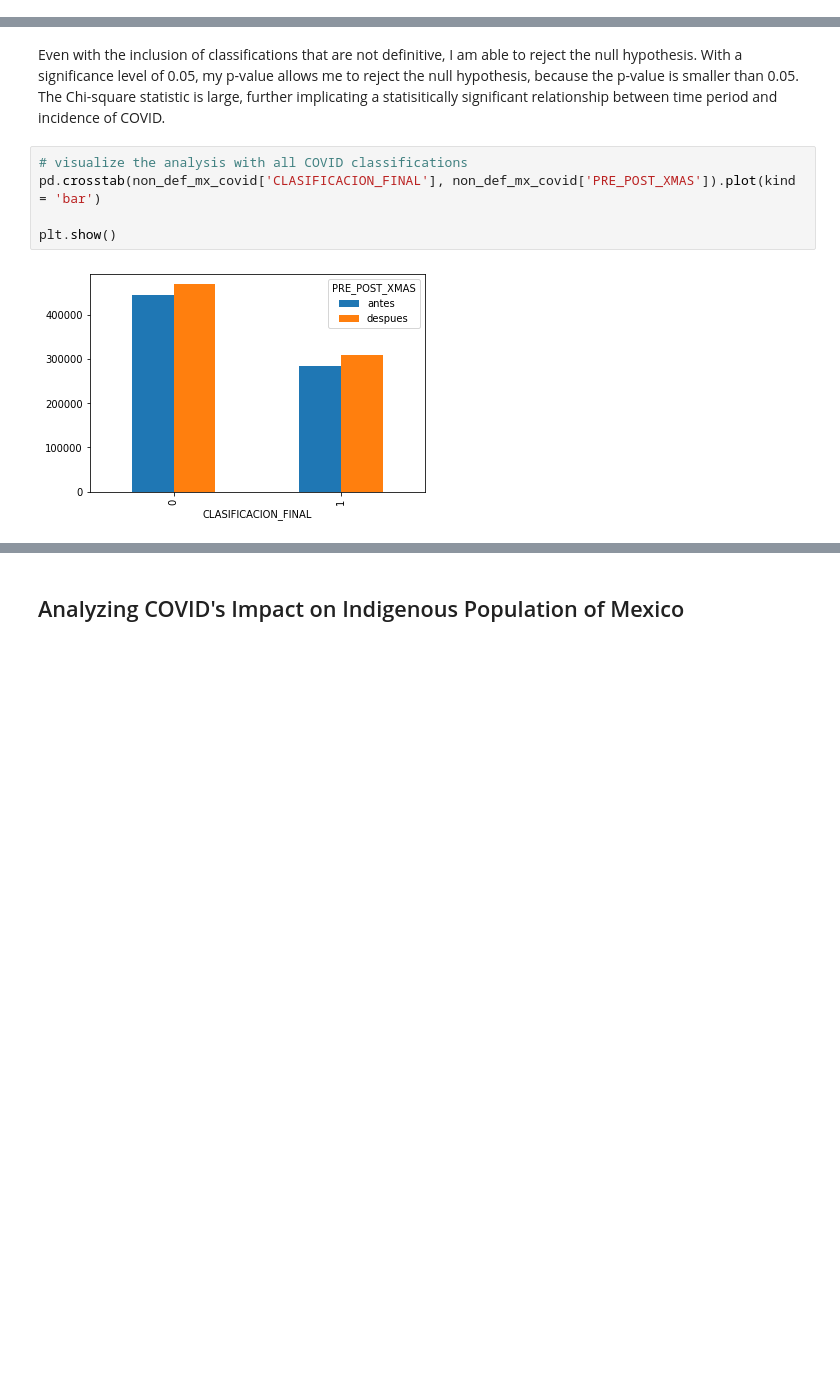
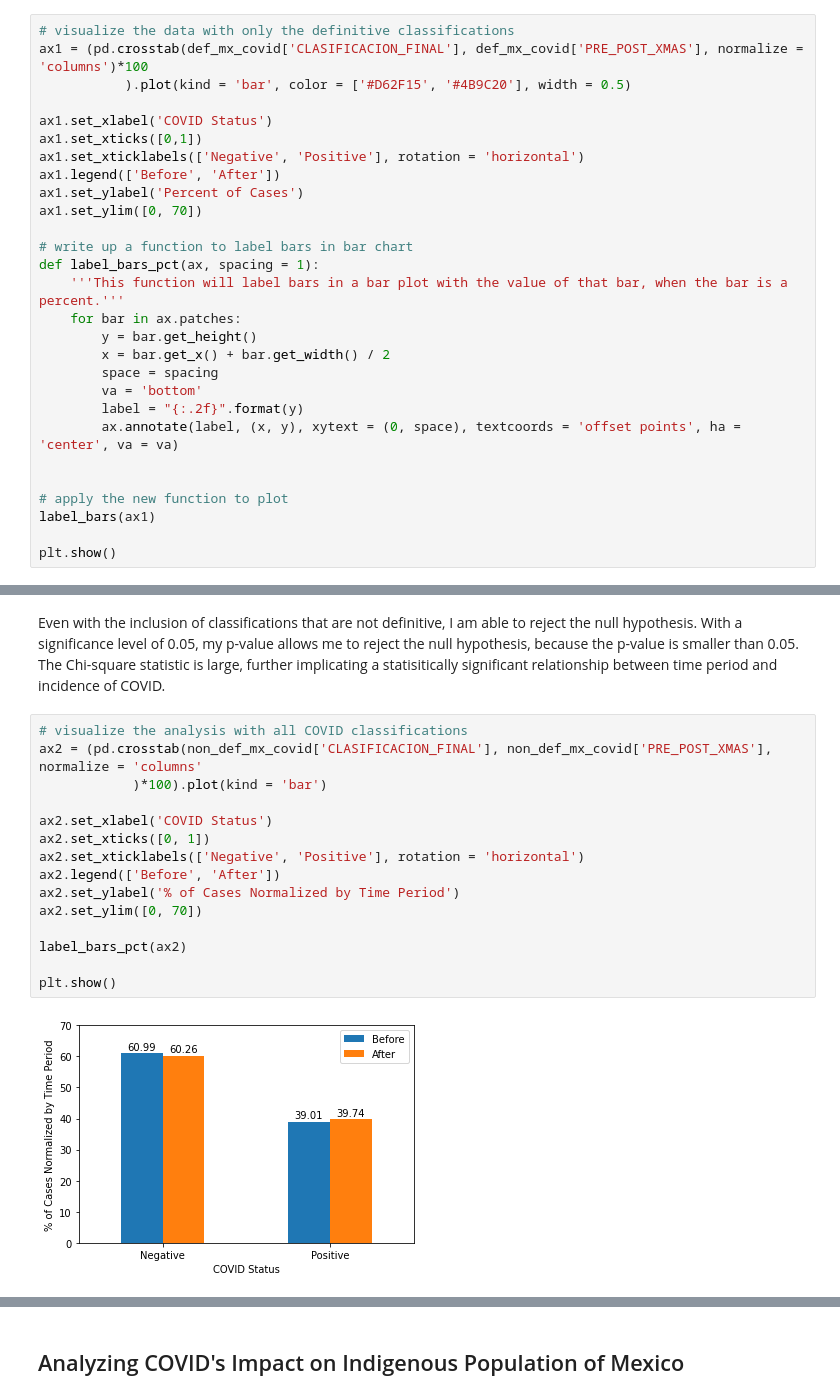
Before and after one commit to keilayb/project-covid, a Jupyter notebook: MX_COVID.ipynb, the cells around one changed output, grey strips where cells are left out. Drawn from its saved outputs; the diff is of its cells as text; blank space fills up the shorter version.

Commit message:
Finzalized notebook and saved figures to be included in write up

```diff
--- a/MX_COVID.ipynb
+++ b/MX_COVID.ipynb
@@ -260,0 +254,28 @@ plt.show()
+# %%
+# visualize the data with only the definitive classifications
+ax1 = (pd.crosstab(def_mx_covid['CLASIFICACION_FINAL'], def_mx_covid['PRE_POST_XMAS'], normalize = 'columns')*100
+           ).plot(kind = 'bar', color = ['#D62F15', '#4B9C20'], width = 0.5)
+
+ax1.set_xlabel('COVID Status')
+ax1.set_xticks([0,1])
+ax1.set_xticklabels(['Negative', 'Positive'], rotation = 'horizontal')
+ax1.legend(['Before', 'After'])
+ax1.set_ylabel('Percent of Cases')
+ax1.set_ylim([0, 70])
+
+# write up a function to label bars in bar chart
+def label_bars_pct(ax, spacing = 1):
+    '''This function will label bars in a bar plot with the value of that bar, when the bar is a percent.'''
+    for bar in ax.patches:
+        y = bar.get_height()
+        x = bar.get_x() + bar.get_width() / 2
+        space = spacing
+        va = 'bottom'
+        label = "{:.2f}".format(y)
+        ax.annotate(label, (x, y), xytext = (0, space), textcoords = 'offset points', ha = 'center', va = va)
+
+
+# apply the new function to plot
+label_bars(ax1)
+
+plt.show()
@@ -321,8 +381,18 @@ print(p)
 Even with the inclusion of classifications that are not definitive, I am able to reject the null hypothesis. With a significance level of 0.05, my p-value allows me to reject the null hypothesis, because the p-value is smaller than 0.05. The Chi-square statistic is large, further implicating a statisitically significant relationship between time period and incidence of COVID.
 # %%
 # visualize the analysis with all COVID classifications
-pd.crosstab(non_def_mx_covid['CLASIFICACION_FINAL'], non_def_mx_covid['PRE_POST_XMAS']).plot(kind = 'bar')
+ax2 = (pd.crosstab(non_def_mx_covid['CLASIFICACION_FINAL'], non_def_mx_covid['PRE_POST_XMAS'], normalize = 'columns'
+            )*100).plot(kind = 'bar')
+
+ax2.set_xlabel('COVID Status')
+ax2.set_xticks([0, 1])
+ax2.set_xticklabels(['Negative', 'Positive'], rotation = 'horizontal')
+ax2.legend(['Before', 'After'])
+ax2.set_ylabel('% of Cases Normalized by Time Period')
+ax2.set_ylim([0, 70])
+
+label_bars_pct(ax2)
 
 plt.show()
 # %% [output]
-[figure, old version]
+[figure, new version]
```
Also changed, not shown: parts of 8 cells of this notebook, 3 other files.
